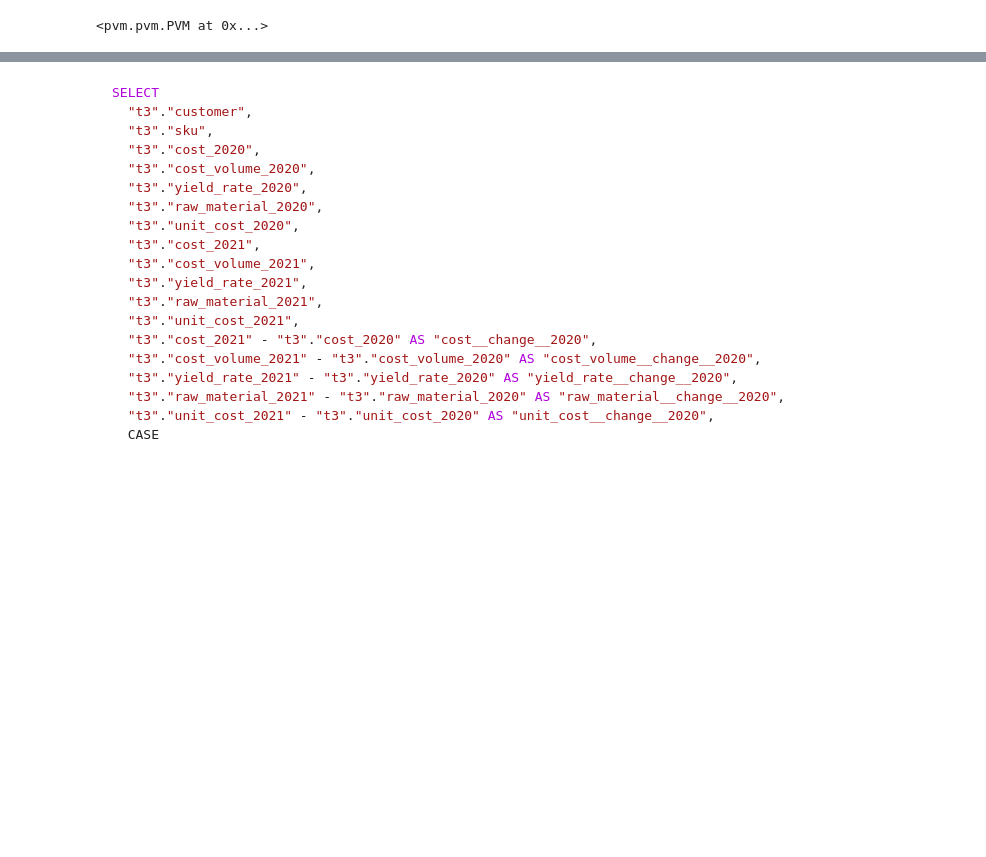
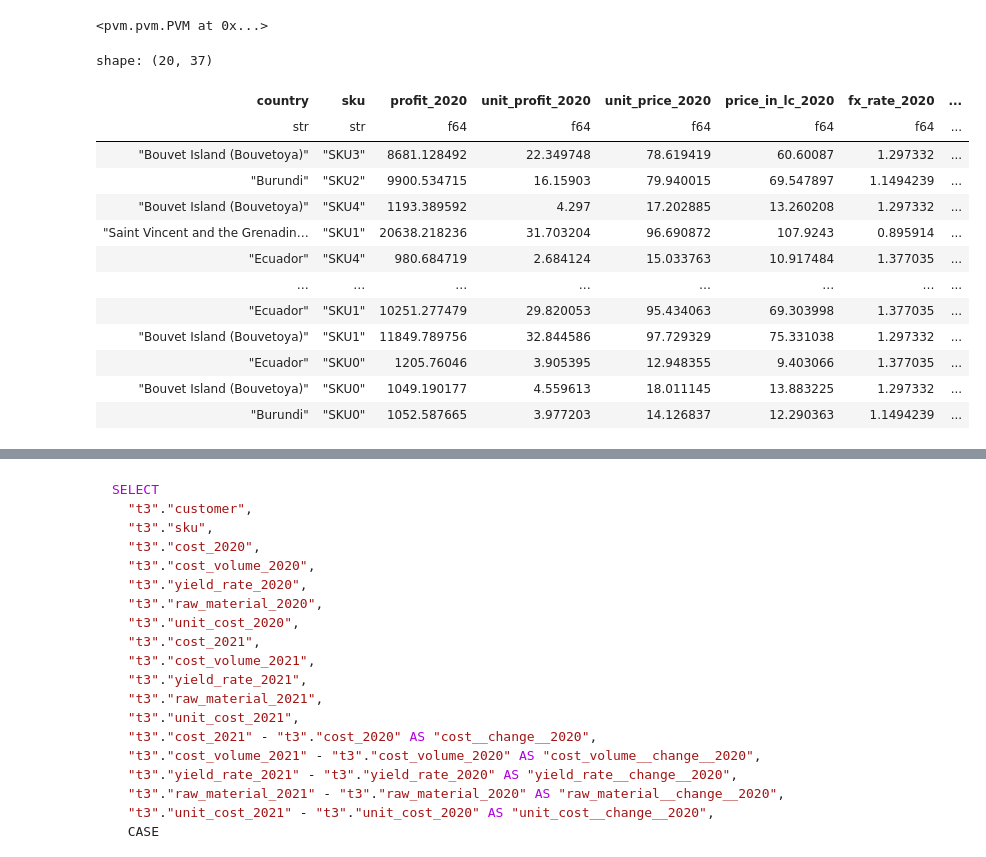
Before and after one commit to kamicollo/pvm, a Jupyter notebook: wip.ipynb, the cells around one changed output, grey strips where cells are left out. Drawn from its saved outputs; the diff is of its cells as text; code cells hidden in the pictures; blank space fills up the shorter version.

```diff
--- a/wip.ipynb
+++ b/wip.ipynb
@@ -84,11 +227,28 @@ cost = Field(
 con = ibis.polars.connect({"sales": datasets.sales.raw})
 sales = con.table("sales")
 
-obj = PVM().set_data(sales).set_periods(_.year, ["2020", "2021"]).set_hierarchy([_.customer, _.sku])
+obj = PVM().set_data(sales).set_periods(_.year, ["2020", "2021"]).set_hierarchy([_.country, _.sku])
 
-obj.set_graph(cost)
+obj.set_graph(composite_profit_graph)
 # %% [output]
 <pvm.pvm.PVM at 0x...>
+# %%
+obj.calculate_effects().to_polars()
+# %% [output]
+shape: (20, 37)
+| country | sku | profit_2020 | unit_profit_2020 | unit_price_2020 | price_in_lc_2020 | fx_rate_2020 | ... |
+| str | str | f64 | f64 | f64 | f64 | f64 | ... |
+| "Bouvet Island (Bouvetoya)" | "SKU3" | 8681.128492 | 22.349748 | 78.619419 | 60.60087 | 1.297332 | ... |
+| "Burundi" | "SKU2" | 9900.534715 | 16.15903 | 79.940015 | 69.547897 | 1.1494239 | ... |
+| "Bouvet Island (Bouvetoya)" | "SKU4" | 1193.389592 | 4.297 | 17.202885 | 13.260208 | 1.297332 | ... |
+| "Saint Vincent and the Grenadin… | "SKU1" | 20638.218236 | 31.703204 | 96.690872 | 107.9243 | 0.895914 | ... |
+| "Ecuador" | "SKU4" | 980.684719 | 2.684124 | 15.033763 | 10.917484 | 1.377035 | ... |
+| … | … | … | … | … | … | … | ... |
+| "Ecuador" | "SKU1" | 10251.277479 | 29.820053 | 95.434063 | 69.303998 | 1.377035 | ... |
+| "Bouvet Island (Bouvetoya)" | "SKU1" | 11849.789756 | 32.844586 | 97.729329 | 75.331038 | 1.297332 | ... |
+| "Ecuador" | "SKU0" | 1205.76046 | 3.905395 | 12.948355 | 9.403066 | 1.377035 | ... |
+| "Bouvet Island (Bouvetoya)" | "SKU0" | 1049.190177 | 4.559613 | 18.011145 | 13.883225 | 1.297332 | ... |
+| "Burundi" | "SKU0" | 1052.587665 | 3.977203 | 14.126837 | 12.290363 | 1.1494239 | ... |
 # %%
 assert_frame_equal(
     obj.calculate_effects().to_polars().sort("customer", "sku"),
```
Also changed, not shown: parts of 13 cells of this notebook, 4 other files.
